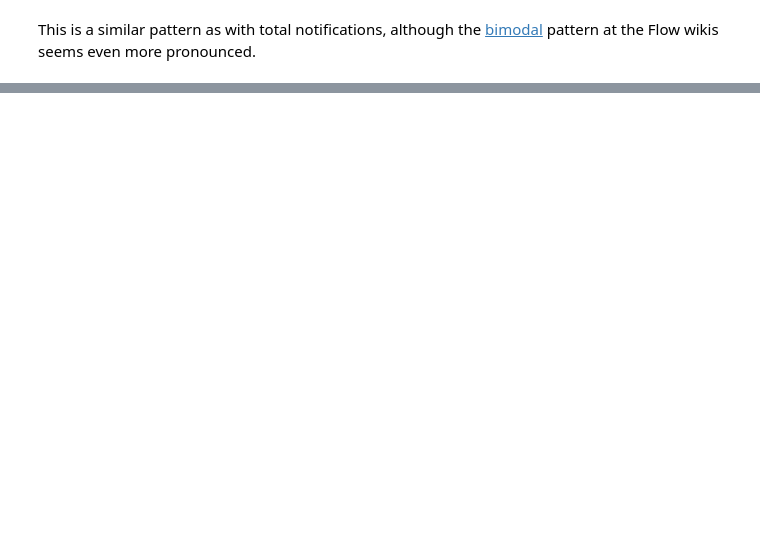
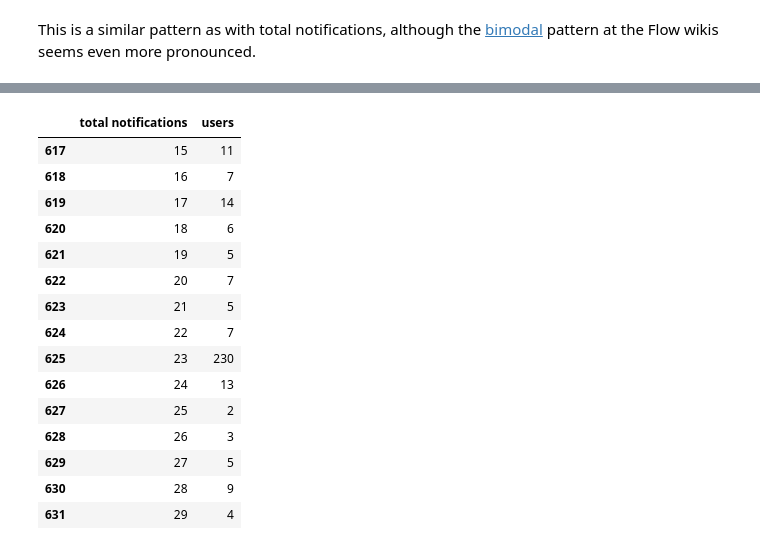
Before and after one commit to neilpquinn/2016-02-notifications-exploration, a Jupyter notebook: Notifications research.ipynb, the cells around one changed output, grey strips where cells are left out. Saved outputs shown, nothing was run; the diff lists cells and outputs as text; code cells hidden in the pictures; blank space fills up the shorter version.

Commit message:
Explore secondary peaks in distribution of notifications

```diff
--- a/Notifications research.ipynb
+++ b/Notifications research.ipynb
@@ -227,0 +237,20 @@ This is a similar pattern as with total notifications, although the [bimodal](ht
+# %%
+zh = filter_by_wiki( notifs, "zhwiki" )
+zh[ (zh["total notifications"] >= 15) & (zh["total notifications"] < 30) ]
+# %% [output]
+|  | total notifications | users |
+| 617 | 15 | 11 |
+| 618 | 16 | 7 |
+| 619 | 17 | 14 |
+| 620 | 18 | 6 |
+| 621 | 19 | 5 |
+| 622 | 20 | 7 |
+| 623 | 21 | 5 |
+| 624 | 22 | 7 |
+| 625 | 23 | 230 |
+| 626 | 24 | 13 |
+| 627 | 25 | 2 |
+| 628 | 26 | 3 |
+| 629 | 27 | 5 |
+| 630 | 28 | 9 |
+| 631 | 29 | 4 |
```
Also changed, not shown: parts of 12 cells of this notebook.
